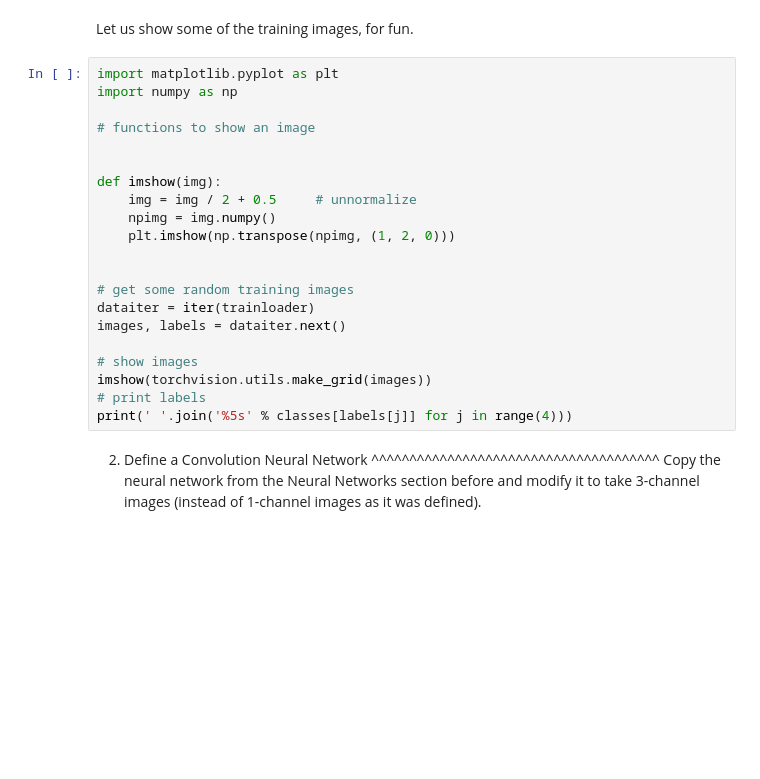
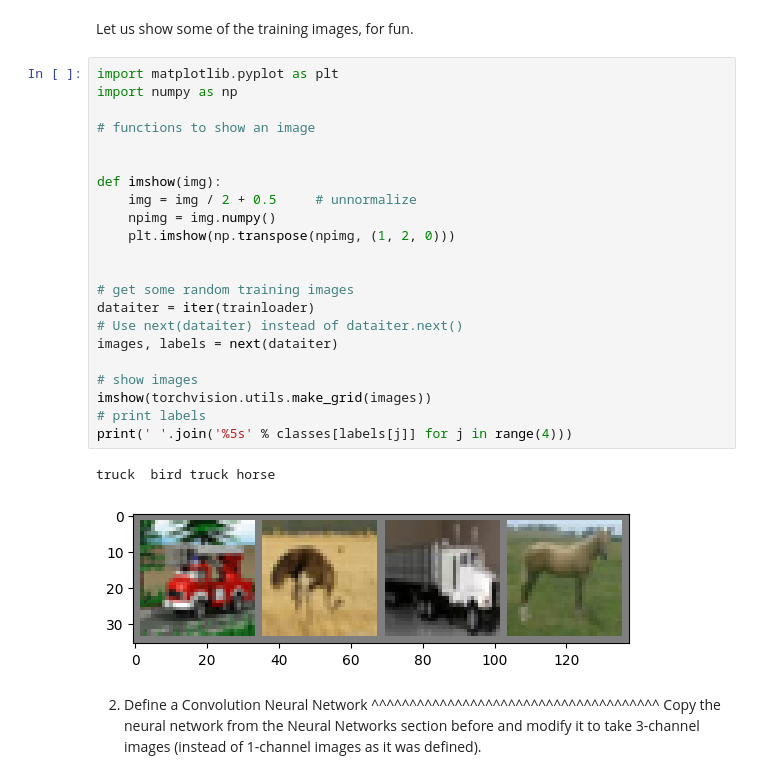
Before and after one commit to FOREST2004/22110073_NguyenCongThuan, a Jupyter notebook: _downloads/cifar10_tutorial.ipynb, the cells around one changed output. Saved outputs shown, nothing was run; the diff lists cells and outputs as text; blank space fills up the shorter version.

```diff
--- a/_downloads/cifar10_tutorial.ipynb
+++ b/_downloads/cifar10_tutorial.ipynb
@@ -85,24 +85,28 @@ Let us show some of the training images, for fun.
 # %%
 import matplotlib.pyplot as plt
 import numpy as np
 
 # functions to show an image
 
 
 def imshow(img):
     img = img / 2 + 0.5     # unnormalize
     npimg = img.numpy()
     plt.imshow(np.transpose(npimg, (1, 2, 0)))
 
 
 # get some random training images
 dataiter = iter(trainloader)
-images, labels = dataiter.next()
+# Use next(dataiter) instead of dataiter.next()
+images, labels = next(dataiter)
 
 # show images
 imshow(torchvision.utils.make_grid(images))
 # print labels
 print(' '.join('%5s' % classes[labels[j]] for j in range(4)))
+# %% [output]
+truck  bird truck horse
+[figure, added]
 # %% [markdown]
 2. Define a Convolution Neural Network
 ^^^^^^^^^^^^^^^^^^^^^^^^^^^^^^^^^^^^^^
```
Also changed, not shown: parts of 8 cells of this notebook.
